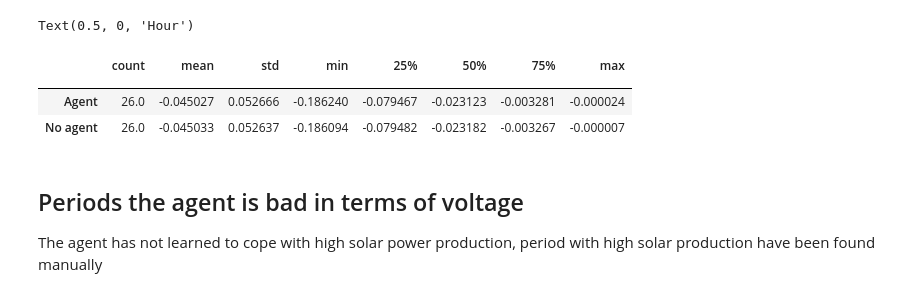
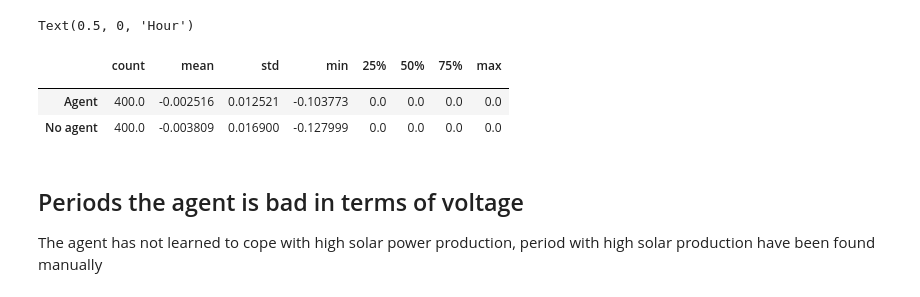
Before and after one commit to vegraux/master_thesis, a Jupyter notebook: RLpower/notebooks/visualise_actions.ipynb, the cells around one changed output. Cells and saved outputs as stored; diff of their text form; code cells hidden in the pictures.

```diff
--- a/RLpower/notebooks/visualise_actions.ipynb
+++ b/RLpower/notebooks/visualise_actions.ipynb
@@ -451,5 +486,5 @@ setting up critic optimizer
 # %%
-#df = pd.read_csv('data/100_episodes_voltage_reactive.csv')
-#df = df.rename(columns={'Unnamed: 2':''})
-fig,ax = plt.subplots()
-sns.lineplot(x='Hours',y='Reward',data=df,hue='', ax=ax)
+df = pd.read_csv('data/config1_hour_current.csv')
+df = df.rename(columns={'Unnamed: 3':''})
+#fig,ax = plt.subplots()
+#sns.lineplot(x='Hours',y='Reward',data=df,hue='', ax=ax)
@@ -499,14 +545,15 @@ Text(0.5, 0, 'Hour')
 # %%
 #pickle_savefig(fig,'config1_400hour_good_voltage')
 # %%
-stats = data[data['Reward'] < 0].groupby('')['Reward'].describe()
+#stats = data[data['Reward'] < 0].groupby('')['Reward'].describe()
+stats  = data[['','Reward']].groupby([''])['Reward'].describe()
 stats
 #stats.iloc[:,:-1].to_csv('data/config1_400hour_good_voltage.csv',float_format='%.3f')
 # %% [output]
 |  | count | mean | std | min | 25% | 50% | 75% | max |
 |  |  |  |  |  |  |  |  |  |
-| Agent | 26.0 | -0.045027 | 0.052666 | -0.186240 | -0.079467 | -0.023123 | -0.003281 | -0.000024 |
-| No agent | 26.0 | -0.045033 | 0.052637 | -0.186094 | -0.079482 | -0.023182 | -0.003267 | -0.000007 |
+| Agent | 400.0 | -0.002516 | 0.012521 | -0.103773 | 0.0 | 0.0 | 0.0 | 0.0 |
+| No agent | 400.0 | -0.003809 | 0.016900 | -0.127999 | 0.0 | 0.0 | 0.0 | 0.0 |
 # %% [markdown]
 ## Periods the agent is bad in terms of voltage
 The agent has not learned to cope with high solar power production, period with high solar production have been found manually
```
Also changed, not shown: parts of 50 cells of this notebook, 2 other files.
